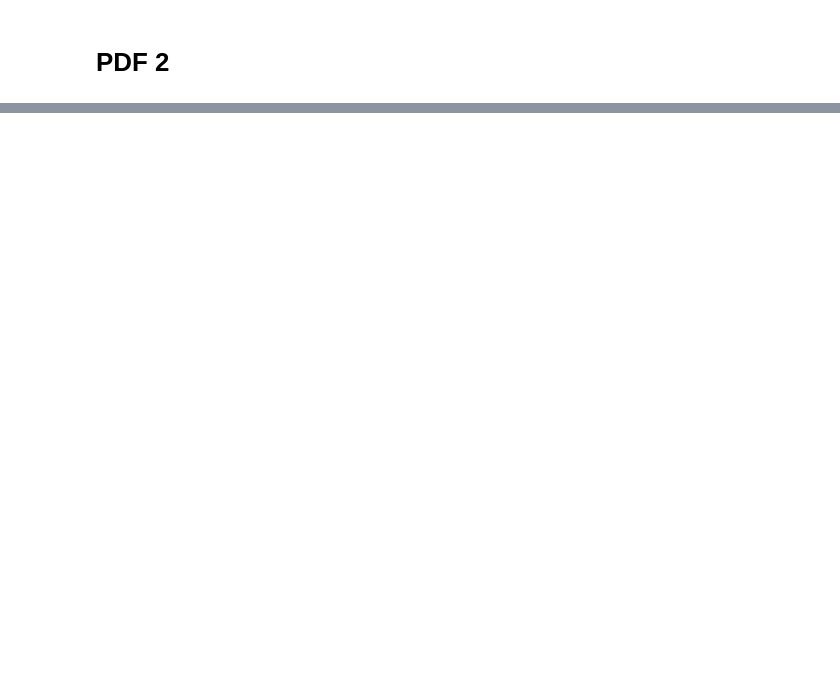
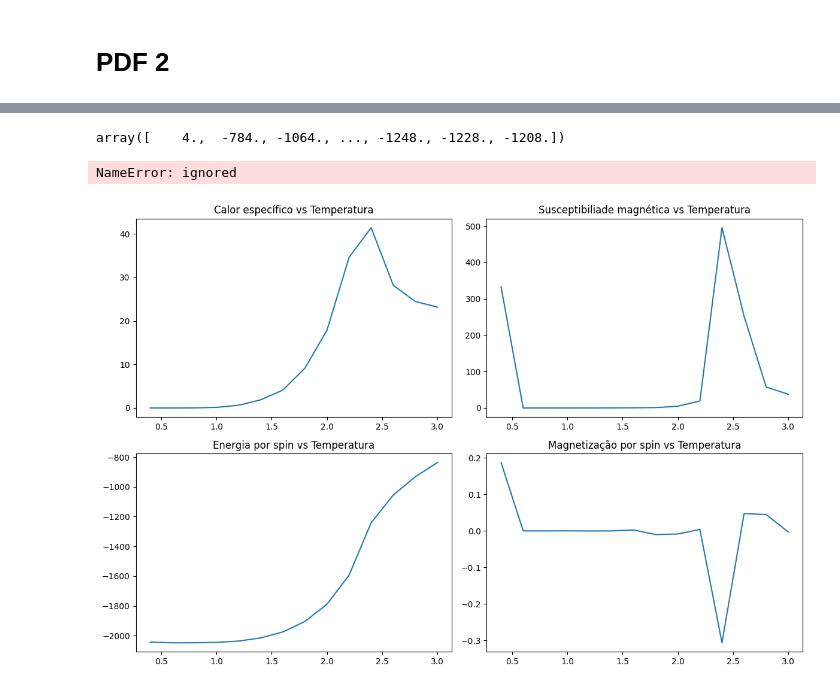
Before and after one commit to gabrielliman/Ising-Model, a Jupyter notebook: IFC_IsingModel-cp.ipynb, the cells around one changed output, grey strips where cells are left out. Saved outputs shown, nothing was run; the diff lists cells and outputs as text; code cells hidden in the pictures; blank space fills up the shorter version.

```diff
--- a/IFC_IsingModel-cp.ipynb
+++ b/IFC_IsingModel-cp.ipynb
@@ -170,7 +366,0 @@ specific_heat = calc_specific_heat(arr_energias, beta, N)
-# %%
-temp=temp_inicial
-for i in range(0,arr_energias.shape[0],n):
-  print("Calor específico para iterações com temperatura = " + str(round(temp,1)))
-  for j in range(n):
-    print(calc_specific_heat(arr_energias[i+j], beta, N))
-  temp=temp+step
@@ -297,0 +710,8 @@ plot_vary_temp(temp_inicial, arr_energias, arr_magnetizacoes, tipo)
+# %%
+L = 32
+heat = 1
+temp_init = 0.4
+n = 5
+N = L**2
+m = 100
+arr_energies, arr_mag = run_simul_varying_temp(N, temp_init, temp_limit = 3.0, heat=heat, steps = 1000, n = n)
@@ -297,0 +729,40 @@ plot_vary_temp(temp_inicial, arr_energias, arr_magnetizacoes, tipo)
+# %%
+arr_energies
+# %% [output]
+array([    4.,  -784., -1064., ..., -1248., -1228., -1208.])
+# %%
+pontos_heatx, pontos_heaty = calc_spec_heat_pts(arr_energies, temp_init, N, heat, n)
+pontos_suc_magx, pontos_suc_magy = calc_mag_sus_pts(arr_mag, temp_init, heat, n)
+pontos_spin_enx, pontos_spin_eny = calc_spin_ener_pts(arr_energies, temp_init, N, heat, n)
+pontos_spin_magx, pontos_spin_magy = calc_spin_mag_pts(arr_mag, temp_init, N, heat, n)
+# %% [output]
+NameError: ignored
+# %%
+plt.figure(figsize=(12, 8))
+
+# First subplot for pontos_heatx and pontos_heaty
+plt.subplot(2, 2, 1)
+plt.plot(pontos_heatx, pontos_heaty)
+plt.title('Calor específico vs Temperatura')
+
+# Second subplot for pontos_suc_magx and pontos_suc_magy
+plt.subplot(2, 2, 2)
+plt.plot(pontos_suc_magx, pontos_suc_magy)
+plt.title('Susceptibilidade magnética vs Temperatura')
+
+# Third subplot for pontos_spin_enx and pontos_spin_eny
+plt.subplot(2, 2, 3)
+plt.plot(pontos_spin_enx, pontos_spin_eny)
+plt.title('Energia por spin vs Temperatura')
+
+# Fourth subplot for the last pair
+plt.subplot(2, 2, 4)
+plt.plot(pontos_spin_magx, pontos_spin_magy)
+plt.title('Magnetização por spin vs Temperatura')
+
+plt.tight_layout()  # Ensures the subplots don't overlap
+
+# Show the plots
+plt.show()
+# %% [output]
+[figure, added]
```
Also changed, not shown: parts of 85 cells of this notebook.
